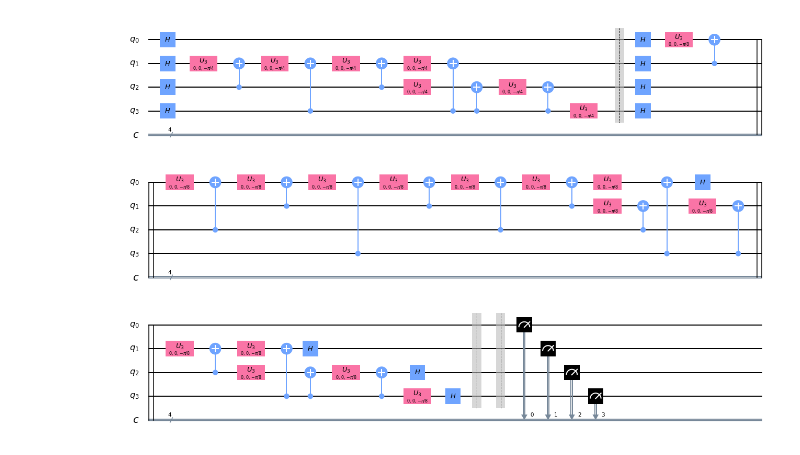
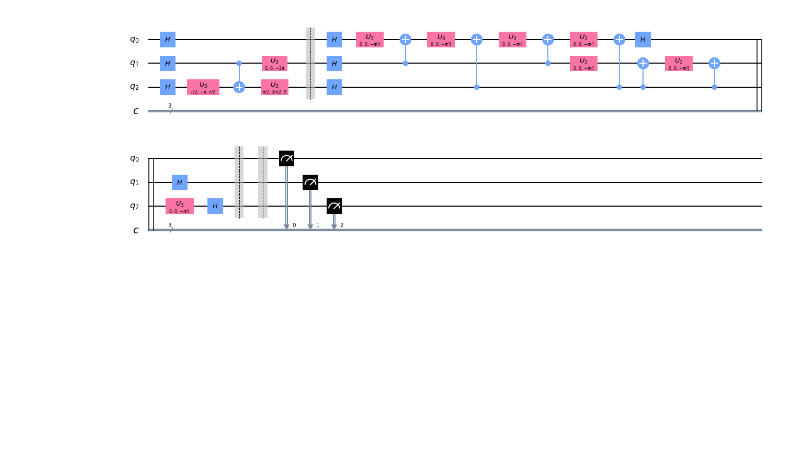
Before and after one commit to JaimePSantos/Dissertation-Tex-Code, a Jupyter notebook: Coding/Qiskit/Search/Grover.ipynb, the cells around one changed output. Saved outputs shown, nothing was run; the diff lists cells and outputs as text; code cells hidden in the pictures; blank space fills up the shorter version.

```diff
--- a/Coding/Qiskit/Search/Grover.ipynb
+++ b/Coding/Qiskit/Search/Grover.ipynb
@@ -83,9 +55,9 @@ def grover(marked,N,steps):
 # %%
-N=4
+N=3
 limit = 2**N -1
 
 #qc = grover([0,1,int(limit/2),limit-1,limit],N,3)
 qc = grover([0,1],N,1)
 qc.draw(output='mpl')
 # %% [output]
-[figure, old version]
+[figure, new version]
```
Also changed, not shown: parts of 13 cells of this notebook, 1 other file.
